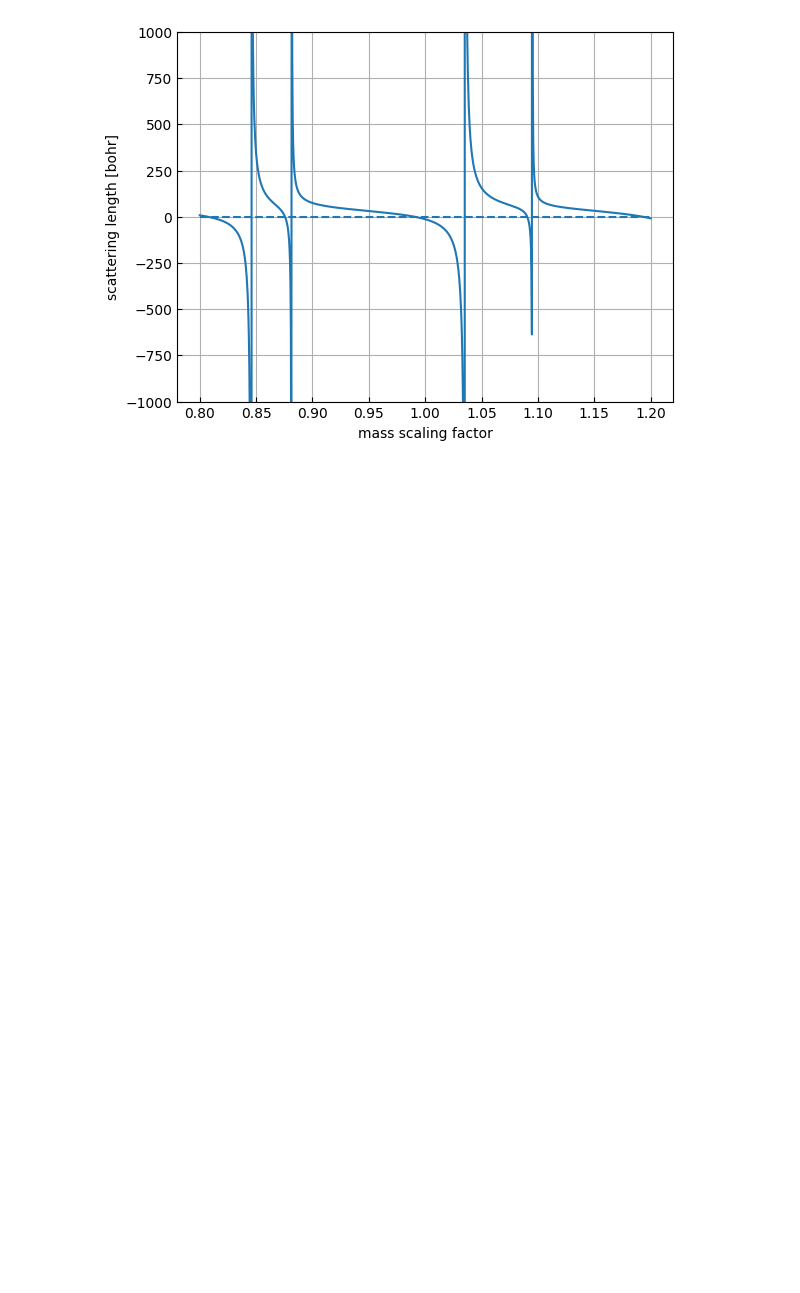
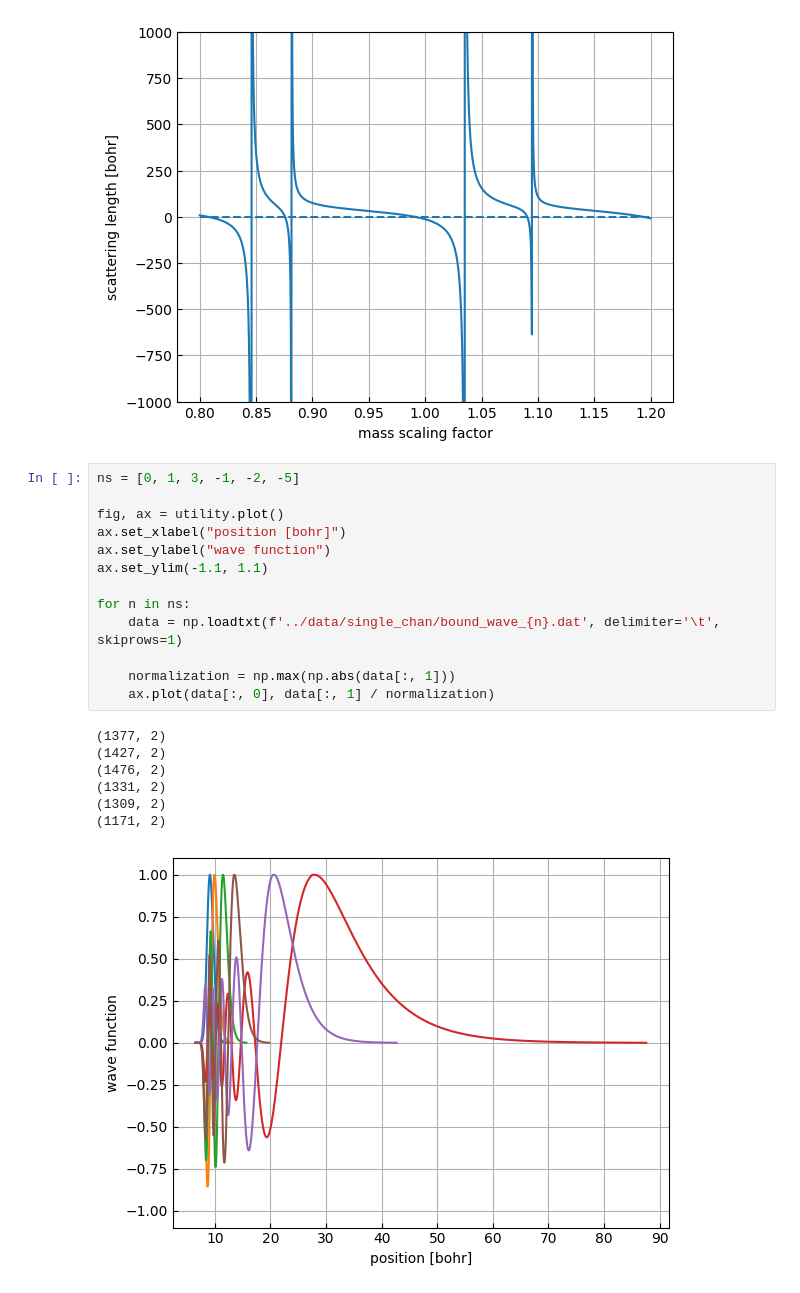
Before and after one commit to Wleter/scattering_solver, a Jupyter notebook: data_analysis/tests.ipynb, the cells around one changed output. Cells and saved outputs as stored; diff of their text form; blank space fills up the shorter version.

```diff
--- a/data_analysis/tests.ipynb
+++ b/data_analysis/tests.ipynb
@@ -82,3 +82,24 @@ ax.set_ylim(-1000, 1000)
 # %% [output]
 (-1000.0, 1000.0)
 [figure]
+# %%
+ns = [0, 1, 3, -1, -2, -5]
+
+fig, ax = utility.plot()
+ax.set_xlabel("position [bohr]")
+ax.set_ylabel("wave function")
+ax.set_ylim(-1.1, 1.1)
+
+for n in ns:
+    data = np.loadtxt(f'../data/single_chan/bound_wave_{n}.dat', delimiter='\t', skiprows=1)
+
+    normalization = np.max(np.abs(data[:, 1]))
+    ax.plot(data[:, 0], data[:, 1] / normalization)
+# %% [output]
+(1377, 2)
+(1427, 2)
+(1476, 2)
+(1331, 2)
+(1309, 2)
+(1171, 2)
+[figure, added]
```
Also changed, not shown: parts of 1 cell of this notebook, 17 other files.
